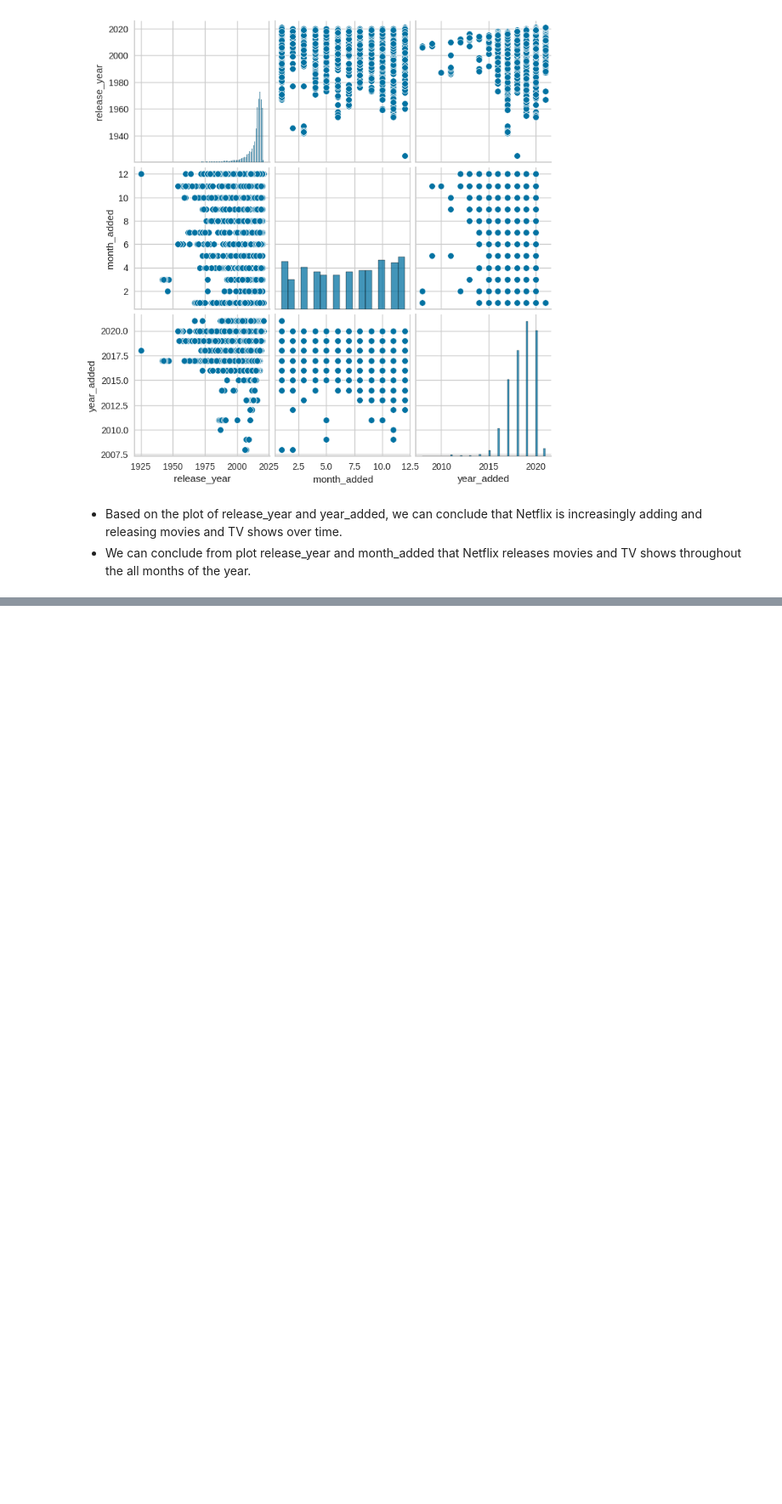
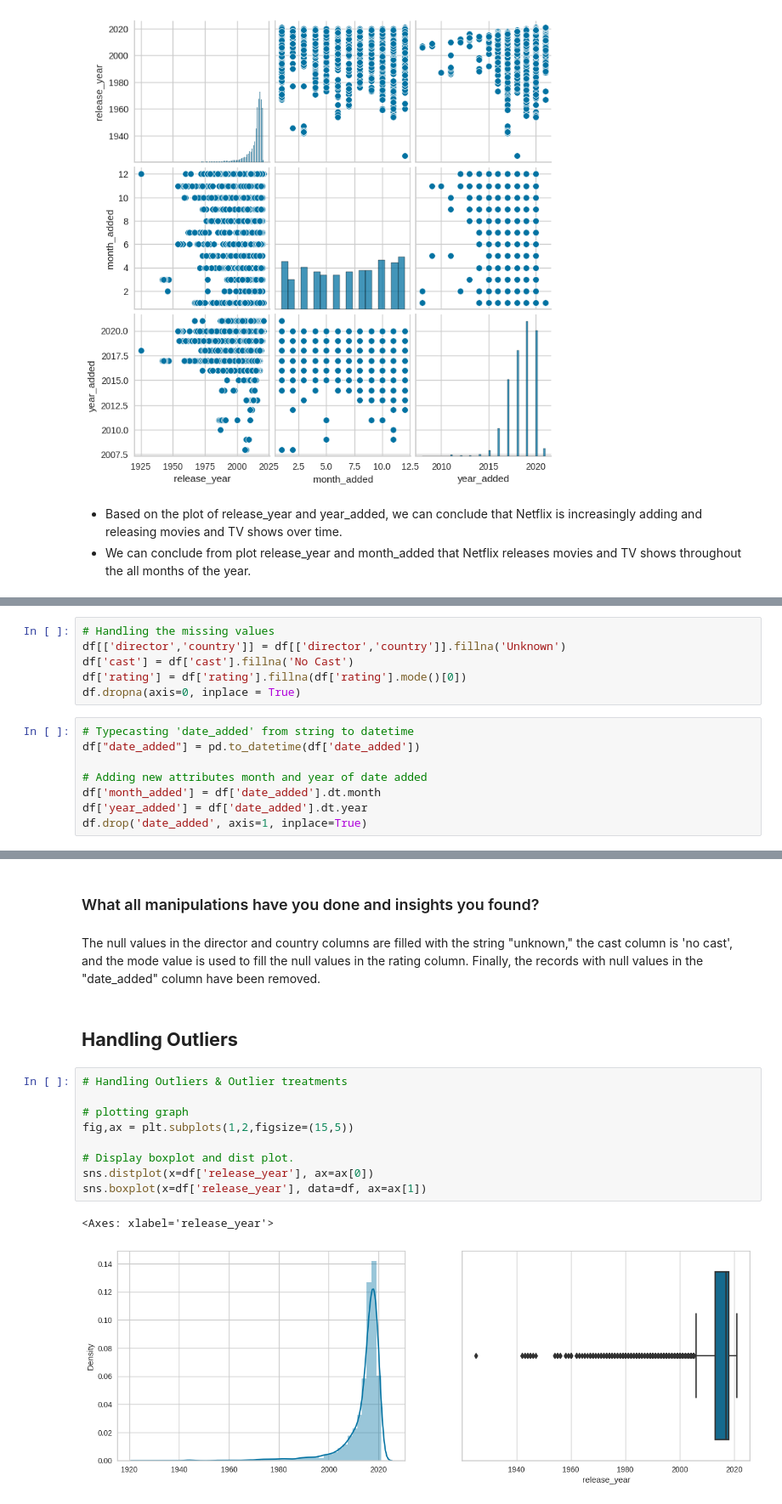
Before and after one commit to swapnalishamrao/Unsupervised_ML_Clustering_Project, a Jupyter notebook: Netflix_Movies_and_Tv_Shows_Clustering.ipynb, the cells around one changed output, grey strips where cells are left out. Shown at 85% size. Saved outputs shown, nothing was run; the diff lists cells and outputs as text; blank space fills up the shorter version.

Commit message:
Data Wrangling and Feature Engineering

```diff
--- a/Netflix_Movies_and_Tv_Shows_Clustering.ipynb
+++ b/Netflix_Movies_and_Tv_Shows_Clustering.ipynb
@@ -819,0 +833,14 @@ plt.show()
+# %%
+# Handling the missing values
+df[['director','country']] = df[['director','country']].fillna('Unknown')
+df['cast'] = df['cast'].fillna('No Cast')
+df['rating'] = df['rating'].fillna(df['rating'].mode()[0])
+df.dropna(axis=0, inplace = True)
+# %%
+# Typecasting 'date_added' from string to datetime
+df["date_added"] = pd.to_datetime(df['date_added'])
+
+# Adding new attributes month and year of date added
+df['month_added'] = df['date_added'].dt.month
+df['year_added'] = df['date_added'].dt.year
+df.drop('date_added', axis=1, inplace=True)
@@ -819,0 +866,18 @@ plt.show()
+# %% [markdown]
+### What all manipulations have you done and insights you found?
+# %% [markdown]
+The null values in the director and country columns are filled with the string "unknown," the cast column is 'no cast', and the mode value is used to fill the null values in the rating column. Finally, the records with null values in the "date_added" column have been removed.
+# %% [markdown]
+## **Handling Outliers**
+# %%
+# Handling Outliers & Outlier treatments
+
+# plotting graph
+fig,ax = plt.subplots(1,2,figsize=(15,5))
+
+# Display boxplot and dist plot.
+sns.distplot(x=df['release_year'], ax=ax[0])
+sns.boxplot(x=df['release_year'], data=df, ax=ax[1])
+# %% [output]
+<Axes: xlabel='release_year'>
+[figure, added]
```
Also changed, not shown: parts of 7 cells of this notebook.
